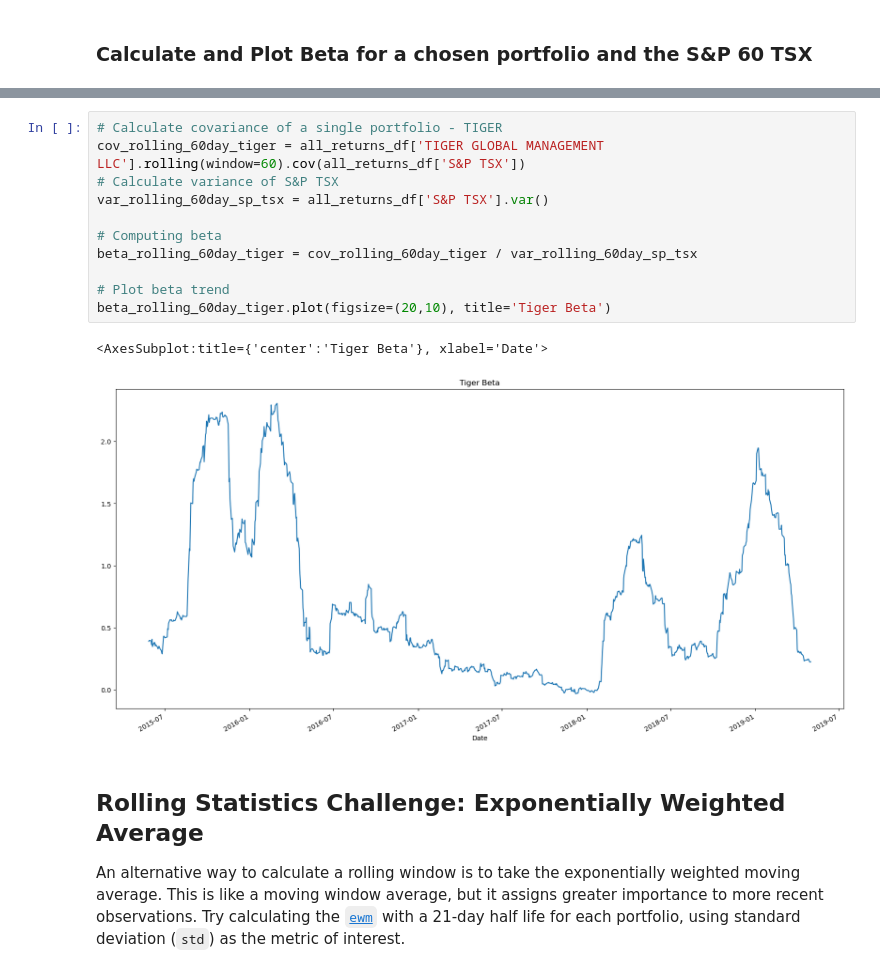
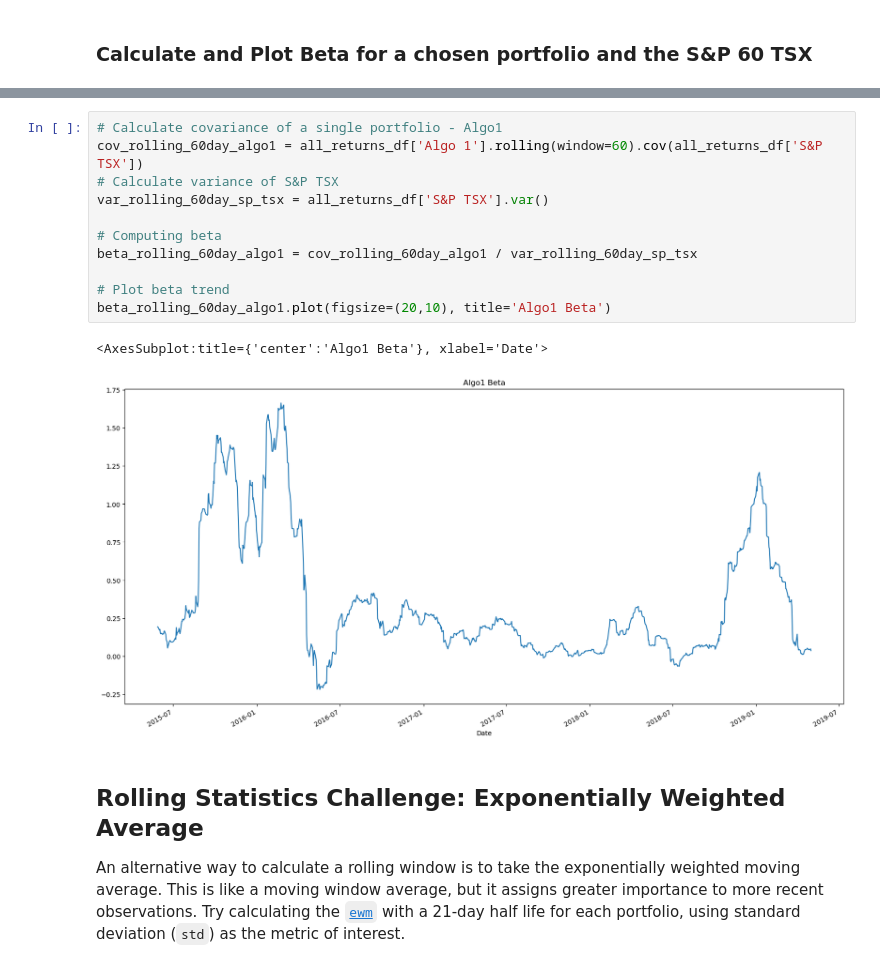
Before and after one commit to rafi-n/module4_challenge, a Jupyter notebook: whale_analysis.ipynb, the cells around one changed output, grey strips where cells are left out. Saved outputs shown, nothing was run; the diff lists cells and outputs as text.

```diff
--- a/whale_analysis.ipynb
+++ b/whale_analysis.ipynb
@@ -288,17 +302,17 @@ all_returns_corr_df
 # %%
-# Calculate covariance of a single portfolio - TIGER
-cov_rolling_60day_tiger = all_returns_df['TIGER GLOBAL MANAGEMENT LLC'].rolling(window=60).cov(all_returns_df['S&P TSX'])
+# Calculate covariance of a single portfolio - Algo1
+cov_rolling_60day_algo1 = all_returns_df['Algo 1'].rolling(window=60).cov(all_returns_df['S&P TSX'])
 # Calculate variance of S&P TSX
 var_rolling_60day_sp_tsx = all_returns_df['S&P TSX'].var()
 
 # Computing beta
-beta_rolling_60day_tiger = cov_rolling_60day_tiger / var_rolling_60day_sp_tsx
+beta_rolling_60day_algo1 = cov_rolling_60day_algo1 / var_rolling_60day_sp_tsx
 
 # Plot beta trend
-beta_rolling_60day_tiger.plot(figsize=(20,10), title='Tiger Beta')
+beta_rolling_60day_algo1.plot(figsize=(20,10), title='Algo1 Beta')
 # %% [output]
-<AxesSubplot:title={'center':'Tiger Beta'}, xlabel='Date'>
+<AxesSubplot:title={'center':'Algo1 Beta'}, xlabel='Date'>
-[figure, old version]
+[figure, new version]
 # %% [markdown]
 ## Rolling Statistics Challenge: Exponentially Weighted Average
 
```
Also changed, not shown: parts of 10 cells of this notebook.
